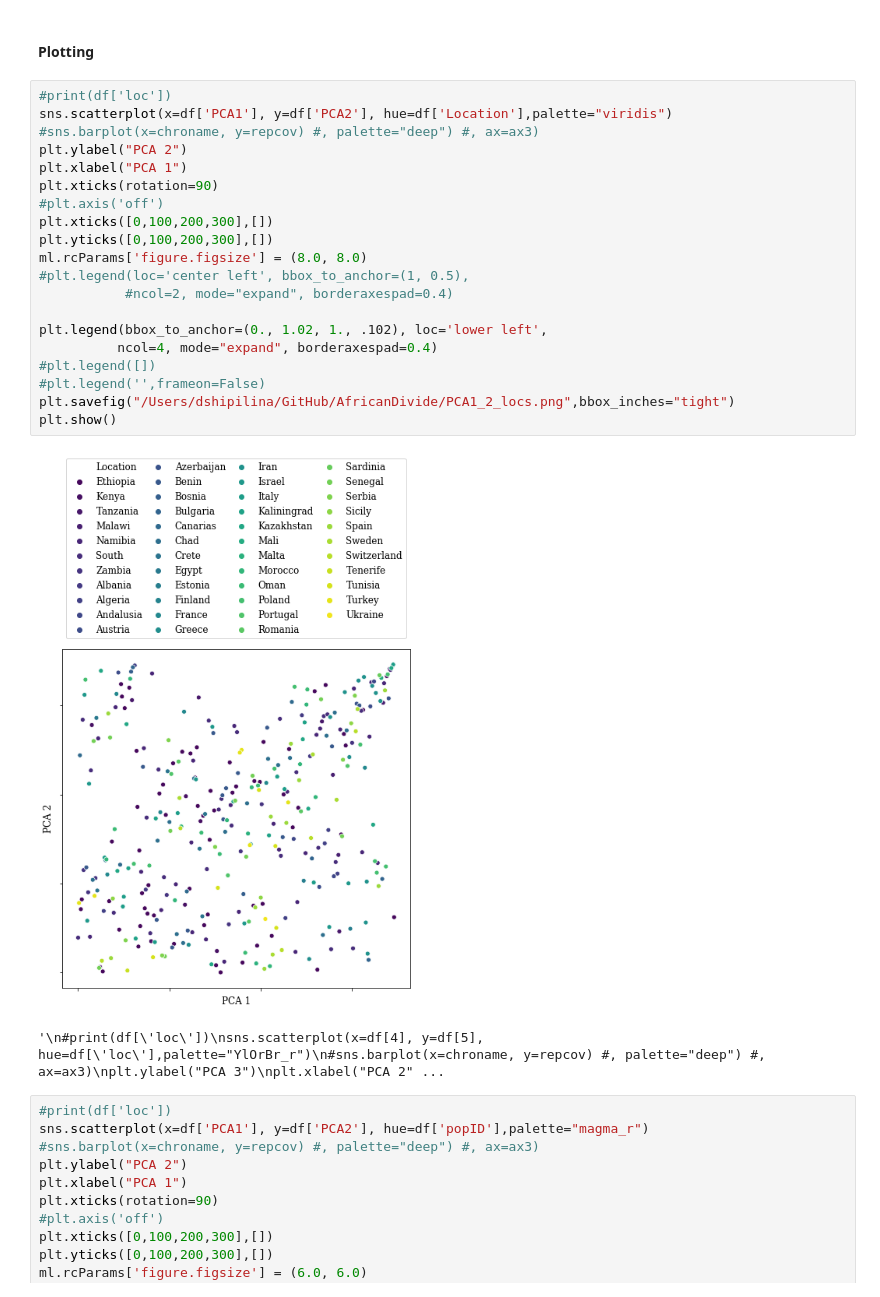
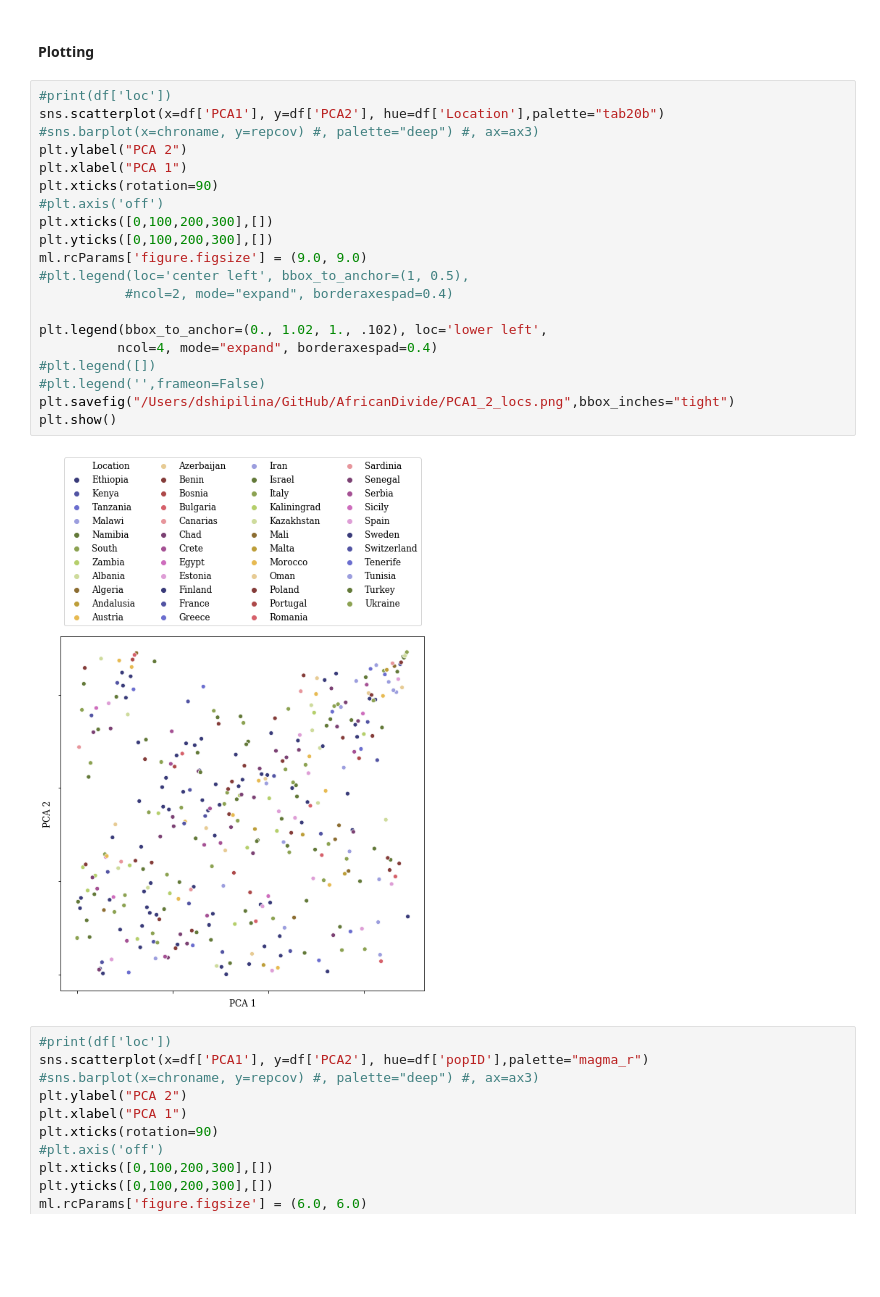
Before and after one commit to DaSh-bash/AfricanDivide, a Jupyter notebook: AfricanDivideAnalysis.ipynb, the cells around one changed output. Saved outputs shown, nothing was run; the diff lists cells and outputs as text; blank space fills up the shorter version.

```diff
--- a/AfricanDivideAnalysis.ipynb
+++ b/AfricanDivideAnalysis.ipynb
@@ -97,27 +97,26 @@ df
 #### Plotting
 # %%
 #print(df['loc'])
-sns.scatterplot(x=df['PCA1'], y=df['PCA2'], hue=df['Location'],palette="viridis")
+sns.scatterplot(x=df['PCA1'], y=df['PCA2'], hue=df['Location'],palette="tab20b")
 #sns.barplot(x=chroname, y=repcov) #, palette="deep") #, ax=ax3)
 plt.ylabel("PCA 2")
 plt.xlabel("PCA 1")
 plt.xticks(rotation=90)
 #plt.axis('off')
 plt.xticks([0,100,200,300],[])
 plt.yticks([0,100,200,300],[])
-ml.rcParams['figure.figsize'] = (8.0, 8.0)
+ml.rcParams['figure.figsize'] = (9.0, 9.0)
 #plt.legend(loc='center left', bbox_to_anchor=(1, 0.5),
            #ncol=2, mode="expand", borderaxespad=0.4)
 
 plt.legend(bbox_to_anchor=(0., 1.02, 1., .102), loc='lower left',
           ncol=4, mode="expand", borderaxespad=0.4)
 #plt.legend([])
 #plt.legend('',frameon=False)
 plt.savefig("/Users/dshipilina/GitHub/AfricanDivide/PCA1_2_locs.png",bbox_inches="tight")
 plt.show()
 # %% [output]
-[figure, old version]
+[figure, new version]
-'\n#print(df[\'loc\'])\nsns.scatterplot(x=df[4], y=df[5], hue=df[\'loc\'],palette="YlOrBr_r")\n#sns.barplot(x=chroname, y=repcov) #, palette="deep") #, ax=ax3)\nplt.ylabel("PCA 3")\nplt.xlabel("PCA 2" ...
 # %%
 #print(df['loc'])
 sns.scatterplot(x=df['PCA1'], y=df['PCA2'], hue=df['popID'],palette="magma_r")
```
Also changed, not shown: 1 other file.
